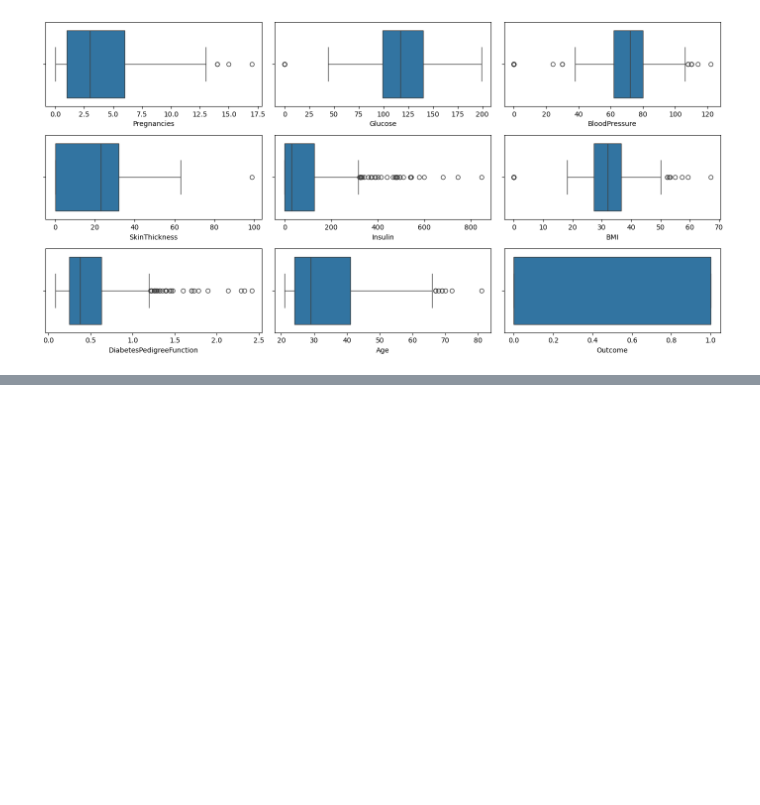
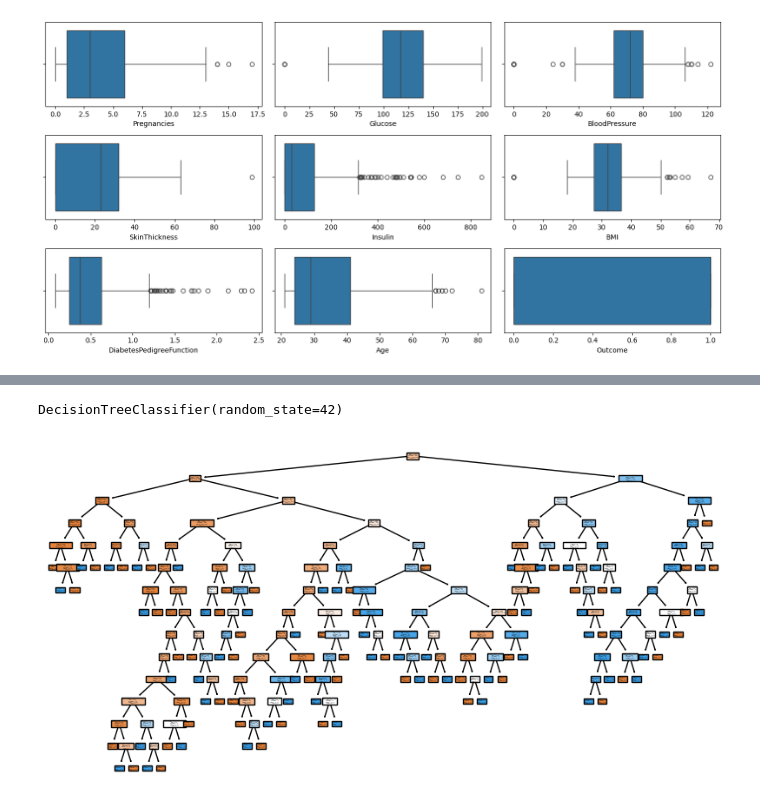
Before and after one commit to Nicolas-DL/arbol_decision, a Jupyter notebook: src/explore.ipynb, the cells around one changed output, grey strips where cells are left out. Drawn from its saved outputs; the diff is of its cells as text; code cells hidden in the pictures; blank space fills up the shorter version.

Commit message:
fin_arbol_decision

```diff
--- a/src/explore.ipynb
+++ b/src/explore.ipynb
@@ -123,0 +300,18 @@ plt.show()
+# %%
+from sklearn.tree import DecisionTreeClassifier
+
+model = DecisionTreeClassifier(random_state = 42)
+model.fit(X_train, y_train)
+# %% [output]
+DecisionTreeClassifier(random_state=42)
+# %%
+import matplotlib.pyplot as plt
+from sklearn import tree
+
+fig = plt.figure(figsize=(10,5))
+
+tree.plot_tree(model, feature_names = list(X_train.columns), class_names = ['0','1'], filled = True)
+
+plt.show()
+# %% [output]
+[figure, added]
```
Also changed, not shown: parts of 45 cells of this notebook, 3 other files.
